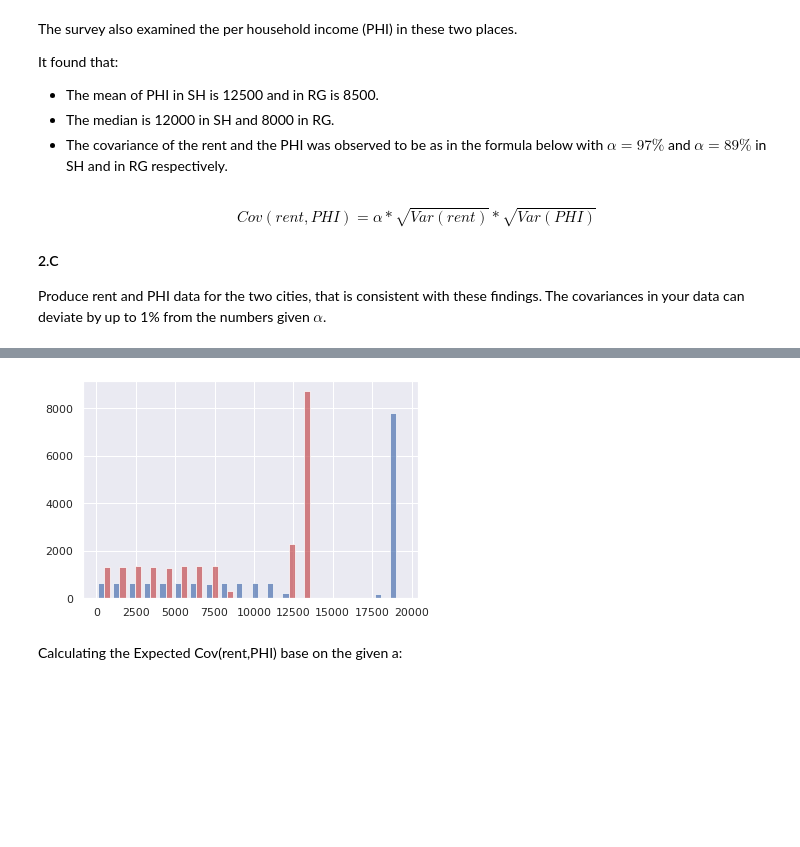
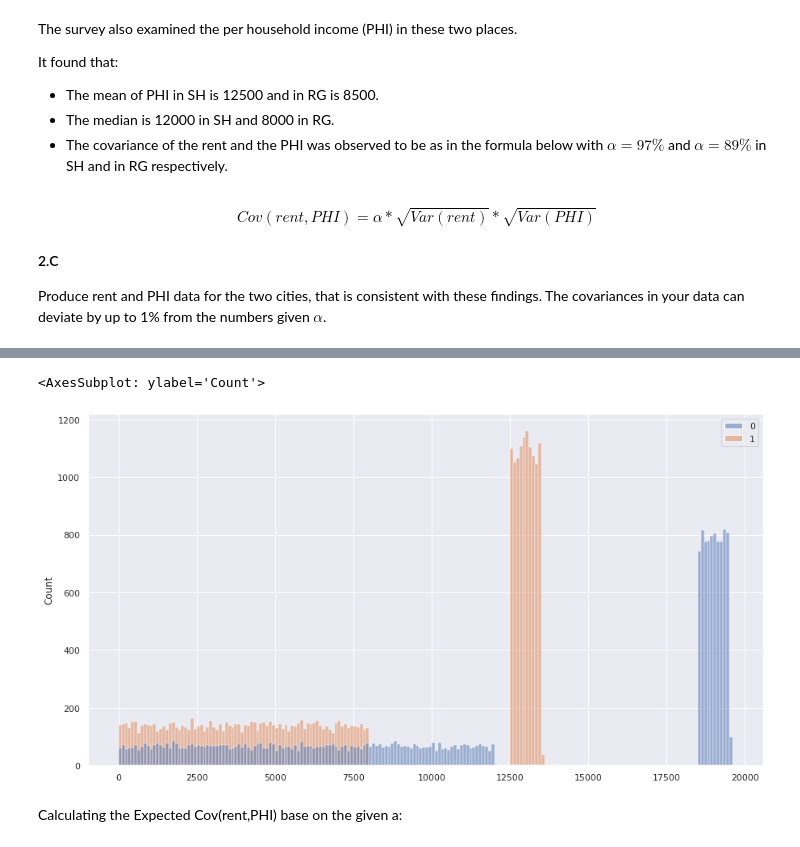
Before and after one commit to ronigold/Statistics_HW, a Jupyter notebook: HW1.ipynb, the cells around one changed output, grey strips where cells are left out. Cells and saved outputs as stored; diff of their text form; code cells hidden in the pictures; blank space fills up the shorter version.

Commit message:
add binwidth

```diff
--- a/HW1.ipynb
+++ b/HW1.ipynb
@@ -267,9 +267,9 @@ df_2_dist(sh_phi, rg_phi, 'Stochastic Heights (PHI)', 'Random Grove (PHI)')
 # %%
 plt.figure(figsize=(15,8))
+sns.histplot(data=[sh_phi, rg_phi], binwidth=100)
+# %% [output]
+<AxesSubplot: ylabel='Count'>
+[figure, added]
-# %%
-hist_plot = plt.hist([sh_phi, rg_phi], color=['b','r'], alpha=0.7, bins = 20)
-# %% [output]
-[figure, removed]
 # %% [markdown]
 Calculating the Expected Cov(rent,PHI) base on the given a:
 # %%
```
Also changed, not shown: parts of 10 cells of this notebook.
